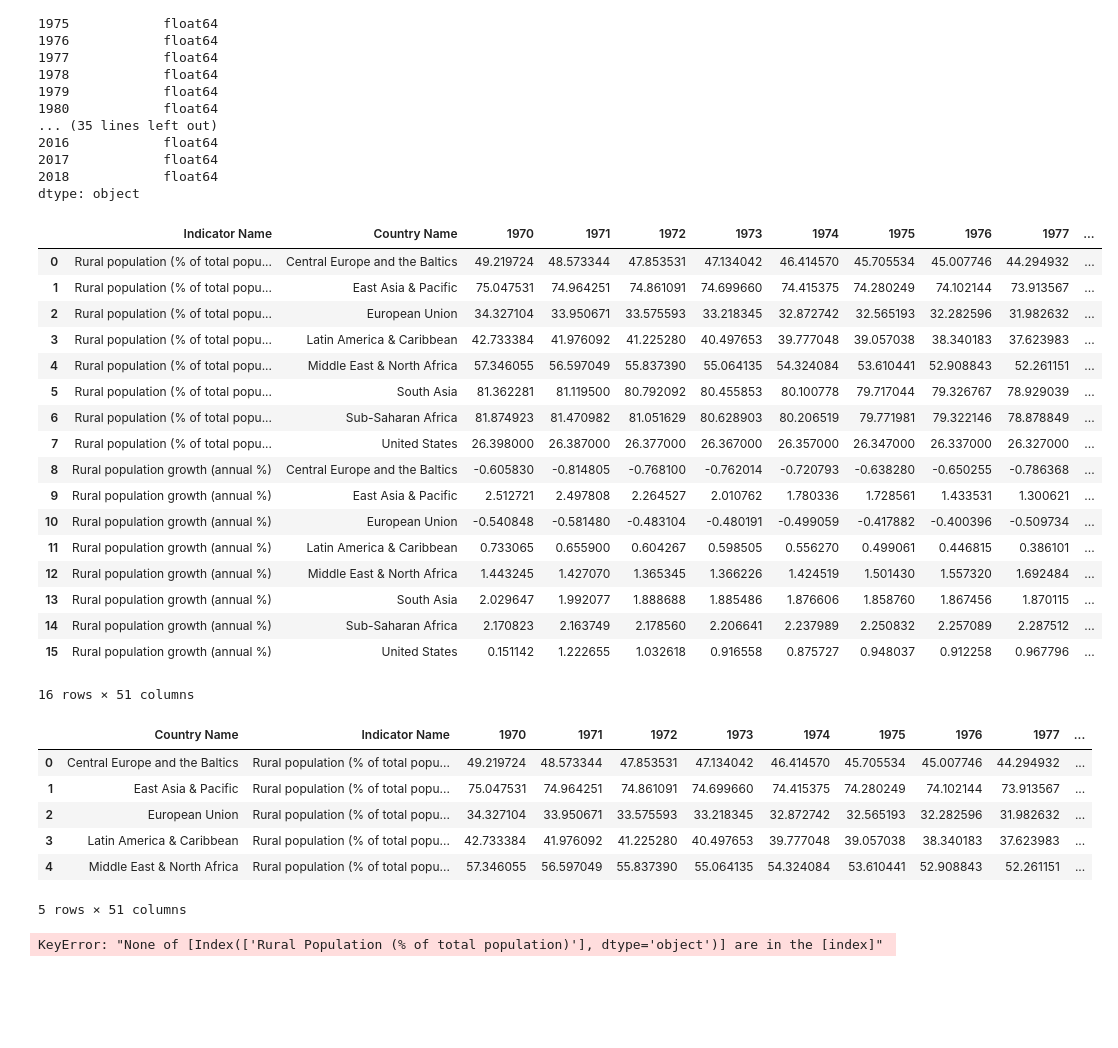
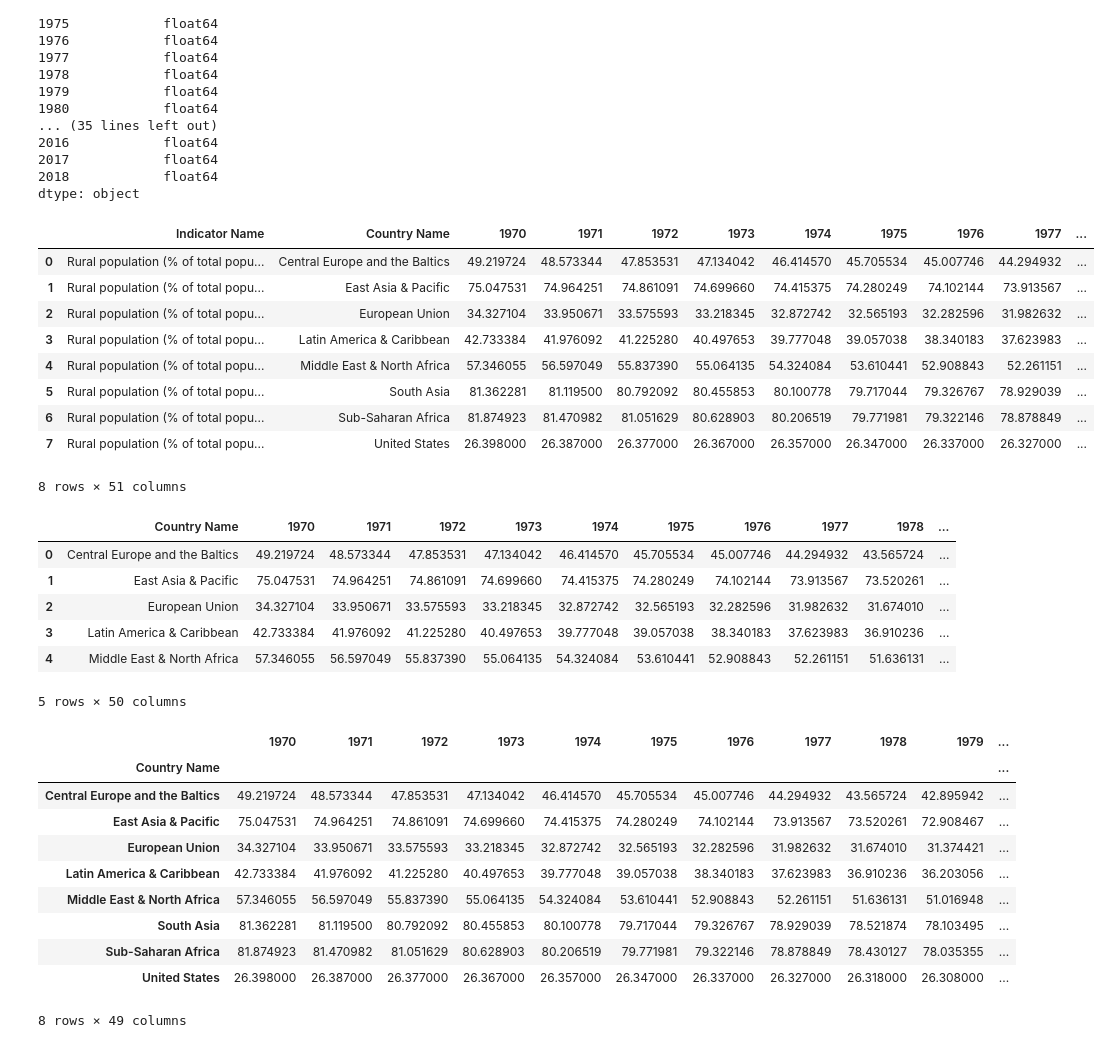
Before and after one commit to theriotn95/populations_project, a Jupyter notebook: Populations_Project_RAO_IAN.ipynb, the cells around one changed output. Cells and saved outputs as stored; diff of their text form; code cells hidden in the pictures; blank space fills up the shorter version.

```diff
--- a/Populations_Project_RAO_IAN.ipynb
+++ b/Populations_Project_RAO_IAN.ipynb
@@ -105,9 +105,9 @@ Indexed_df.head()
 | Age population, age 00, male, int... | Central Europe and the Baltics | NaN | NaN | NaN | NaN | NaN | NaN | NaN | NaN | NaN | ... |
 5 rows × 50 columns
 # %%
-# Specify the valid indicators
-reduced_rural_df = Indexed_df.loc[["Rural population (% of total population)", "Rural population growth (annual %)"]]
-reduced_rural_df
+# Specify the valid indicators for the Rural Total
+reduced_rural_total = Indexed_df.loc[["Rural population (% of total population)"]]
+reduced_rural_total
 # %% [output]
 |  | Country Name | 1970 | 1971 | 1972 | 1973 | 1974 | 1975 | 1976 | 1977 | 1978 | ... |
 | Indicator Name |  |  |  |  |  |  |  |  |  |  | ... |
@@ -156,38 +148,45 @@ dtype: object
 #educed_rural_df
 # %%
 #Move the Indicator Name index back into a column
-reduced_rural_df2 = reduced_rural_df.reset_index(level='Indicator Name')
-reduced_rural_df2
+reduced_rural_total2 = reduced_rural_total.reset_index(level='Indicator Name')
+reduced_rural_total2
 # %% [output]
 |  | Indicator Name | Country Name | 1970 | 1971 | 1972 | 1973 | 1974 | 1975 | 1976 | 1977 | ... |
 | 0 | Rural population (% of total popu... | Central Europe and the Baltics | 49.219724 | 48.573344 | 47.853531 | 47.134042 | 46.414570 | 45.705534 | 45.007746 | 44.294932 | ... |
 | 1 | Rural population (% of total popu... | East Asia & Pacific | 75.047531 | 74.964251 | 74.861091 | 74.699660 | 74.415375 | 74.280249 | 74.102144 | 73.913567 | ... |
 | 2 | Rural population (% of total popu... | European Union | 34.327104 | 33.950671 | 33.575593 | 33.218345 | 32.872742 | 32.565193 | 32.282596 | 31.982632 | ... |
 | 3 | Rural population (% of total popu... | Latin America & Caribbean | 42.733384 | 41.976092 | 41.225280 | 40.497653 | 39.777048 | 39.057038 | 38.340183 | 37.623983 | ... |
 | 4 | Rural population (% of total popu... | Middle East & North Africa | 57.346055 | 56.597049 | 55.837390 | 55.064135 | 54.324084 | 53.610441 | 52.908843 | 52.261151 | ... |
 | 5 | Rural population (% of total popu... | South Asia | 81.362281 | 81.119500 | 80.792092 | 80.455853 | 80.100778 | 79.717044 | 79.326767 | 78.929039 | ... |
 | 6 | Rural population (% of total popu... | Sub-Saharan Africa | 81.874923 | 81.470982 | 81.051629 | 80.628903 | 80.206519 | 79.771981 | 79.322146 | 78.878849 | ... |
 | 7 | Rural population (% of total popu... | United States | 26.398000 | 26.387000 | 26.377000 | 26.367000 | 26.357000 | 26.347000 | 26.337000 | 26.327000 | ... |
-| 8 | Rural population growth (annual %) | Central Europe and the Baltics | -0.605830 | -0.814805 | -0.768100 | -0.762014 | -0.720793 | -0.638280 | -0.650255 | -0.786368 | ... |
-| 9 | Rural population growth (annual %) | East Asia & Pacific | 2.512721 | 2.497808 | 2.264527 | 2.010762 | 1.780336 | 1.728561 | 1.433531 | 1.300621 | ... |
-| 10 | Rural population growth (annual %) | European Union | -0.540848 | -0.581480 | -0.483104 | -0.480191 | -0.499059 | -0.417882 | -0.400396 | -0.509734 | ... |
-| 11 | Rural population growth (annual %) | Latin America & Caribbean | 0.733065 | 0.655900 | 0.604267 | 0.598505 | 0.556270 | 0.499061 | 0.446815 | 0.386101 | ... |
-| 12 | Rural population growth (annual %) | Middle East & North Africa | 1.443245 | 1.427070 | 1.365345 | 1.366226 | 1.424519 | 1.501430 | 1.557320 | 1.692484 | ... |
-| 13 | Rural population growth (annual %) | South Asia | 2.029647 | 1.992077 | 1.888688 | 1.885486 | 1.876606 | 1.858760 | 1.867456 | 1.870115 | ... |
-| 14 | Rural population growth (annual %) | Sub-Saharan Africa | 2.170823 | 2.163749 | 2.178560 | 2.206641 | 2.237989 | 2.250832 | 2.257089 | 2.287512 | ... |
-| 15 | Rural population growth (annual %) | United States | 0.151142 | 1.222655 | 1.032618 | 0.916558 | 0.875727 | 0.948037 | 0.912258 | 0.967796 | ... |
-16 rows × 51 columns
+8 rows × 51 columns
 # %%
 # Reorganize the columns where Country Name comes before Indicator Name
-organized_rural_df = reduced_rural_df2[["Country Name","Indicator Name","1970", "1971", "1972", "1973", "1974", "1975", "1976", "1977", "1978", "1979", "1980", "1981", "1982", "1983", "1984", "1985", "1986", "1987", "1988", "1989", "1990", "1991", "1992", "1993", "1994", "1995", "1996", "1997", "1998", "1999", "2000", "2001", "2002", "2003", "2004", "2005", "2006", "2007", "2008", "2009", "2010", "2011", "2012", "2013", "2014", "2015", "2016", "2017", "2018"]]
-organized_rural_df.head()
+organized_rural_total = reduced_rural_total2[["Country Name","1970", "1971", "1972", "1973", "1974", "1975", "1976", "1977", "1978", "1979", "1980", "1981", "1982", "1983", "1984", "1985", "1986", "1987", "1988", "1989", "1990", "1991", "1992", "1993", "1994", "1995", "1996", "1997", "1998", "1999", "2000", "2001", "2002", "2003", "2004", "2005", "2006", "2007", "2008", "2009", "2010", "2011", "2012", "2013", "2014", "2015", "2016", "2017", "2018"]]
+organized_rural_total.head()
 # %% [output]
-|  | Country Name | Indicator Name | 1970 | 1971 | 1972 | 1973 | 1974 | 1975 | 1976 | 1977 | ... |
-| 0 | Central Europe and the Baltics | Rural population (% of total popu... | 49.219724 | 48.573344 | 47.853531 | 47.134042 | 46.414570 | 45.705534 | 45.007746 | 44.294932 | ... |
-| 1 | East Asia & Pacific | Rural population (% of total popu... | 75.047531 | 74.964251 | 74.861091 | 74.699660 | 74.415375 | 74.280249 | 74.102144 | 73.913567 | ... |
-| 2 | European Union | Rural population (% of total popu... | 34.327104 | 33.950671 | 33.575593 | 33.218345 | 32.872742 | 32.565193 | 32.282596 | 31.982632 | ... |
-| 3 | Latin America & Caribbean | Rural population (% of total popu... | 42.733384 | 41.976092 | 41.225280 | 40.497653 | 39.777048 | 39.057038 | 38.340183 | 37.623983 | ... |
-| 4 | Middle East & North Africa | Rural population (% of total popu... | 57.346055 | 56.597049 | 55.837390 | 55.064135 | 54.324084 | 53.610441 | 52.908843 | 52.261151 | ... |
+|  | Country Name | 1970 | 1971 | 1972 | 1973 | 1974 | 1975 | 1976 | 1977 | 1978 | ... |
+| 0 | Central Europe and the Baltics | 49.219724 | 48.573344 | 47.853531 | 47.134042 | 46.414570 | 45.705534 | 45.007746 | 44.294932 | 43.565724 | ... |
+| 1 | East Asia & Pacific | 75.047531 | 74.964251 | 74.861091 | 74.699660 | 74.415375 | 74.280249 | 74.102144 | 73.913567 | 73.520261 | ... |
+| 2 | European Union | 34.327104 | 33.950671 | 33.575593 | 33.218345 | 32.872742 | 32.565193 | 32.282596 | 31.982632 | 31.674010 | ... |
+| 3 | Latin America & Caribbean | 42.733384 | 41.976092 | 41.225280 | 40.497653 | 39.777048 | 39.057038 | 38.340183 | 37.623983 | 36.910236 | ... |
+| 4 | Middle East & North Africa | 57.346055 | 56.597049 | 55.837390 | 55.064135 | 54.324084 | 53.610441 | 52.908843 | 52.261151 | 51.636131 | ... |
-5 rows × 51 columns
+5 rows × 50 columns
+# %%
+organized_rural_total2 = organized_rural_total.set_index("Country Name")
+organized_rural_total2
+# %% [output]
+|  | 1970 | 1971 | 1972 | 1973 | 1974 | 1975 | 1976 | 1977 | 1978 | 1979 | ... |
+| Country Name |  |  |  |  |  |  |  |  |  |  | ... |
+| Central Europe and the Baltics | 49.219724 | 48.573344 | 47.853531 | 47.134042 | 46.414570 | 45.705534 | 45.007746 | 44.294932 | 43.565724 | 42.895942 | ... |
+| East Asia & Pacific | 75.047531 | 74.964251 | 74.861091 | 74.699660 | 74.415375 | 74.280249 | 74.102144 | 73.913567 | 73.520261 | 72.908467 | ... |
+| European Union | 34.327104 | 33.950671 | 33.575593 | 33.218345 | 32.872742 | 32.565193 | 32.282596 | 31.982632 | 31.674010 | 31.374421 | ... |
+| Latin America & Caribbean | 42.733384 | 41.976092 | 41.225280 | 40.497653 | 39.777048 | 39.057038 | 38.340183 | 37.623983 | 36.910236 | 36.203056 | ... |
+| Middle East & North Africa | 57.346055 | 56.597049 | 55.837390 | 55.064135 | 54.324084 | 53.610441 | 52.908843 | 52.261151 | 51.636131 | 51.016948 | ... |
+| South Asia | 81.362281 | 81.119500 | 80.792092 | 80.455853 | 80.100778 | 79.717044 | 79.326767 | 78.929039 | 78.521874 | 78.103495 | ... |
+| Sub-Saharan Africa | 81.874923 | 81.470982 | 81.051629 | 80.628903 | 80.206519 | 79.771981 | 79.322146 | 78.878849 | 78.430127 | 78.035355 | ... |
+| United States | 26.398000 | 26.387000 | 26.377000 | 26.367000 | 26.357000 | 26.347000 | 26.337000 | 26.327000 | 26.318000 | 26.308000 | ... |
+8 rows × 49 columns
 # %%
 # Create a CSV file for rural
@@ -195,7 +194 @@ organized_rural_df.to_csv("Population-Estimates_Rural_Ian.csv",
                   index=False, header=True)
-# %%
-# Grab the Rural Population (% of total population) rows
-oragnized_rural_total = organized_rural_df.loc[["Rural Population (% of total population)"]]
-oragnized_rural_total.head()
-# %% [output]
-KeyError: "None of [Index(['Rural Population (% of total population)'], dtype='object')] are in the [index]"
```
Also changed, not shown: parts of 12 cells of this notebook.
